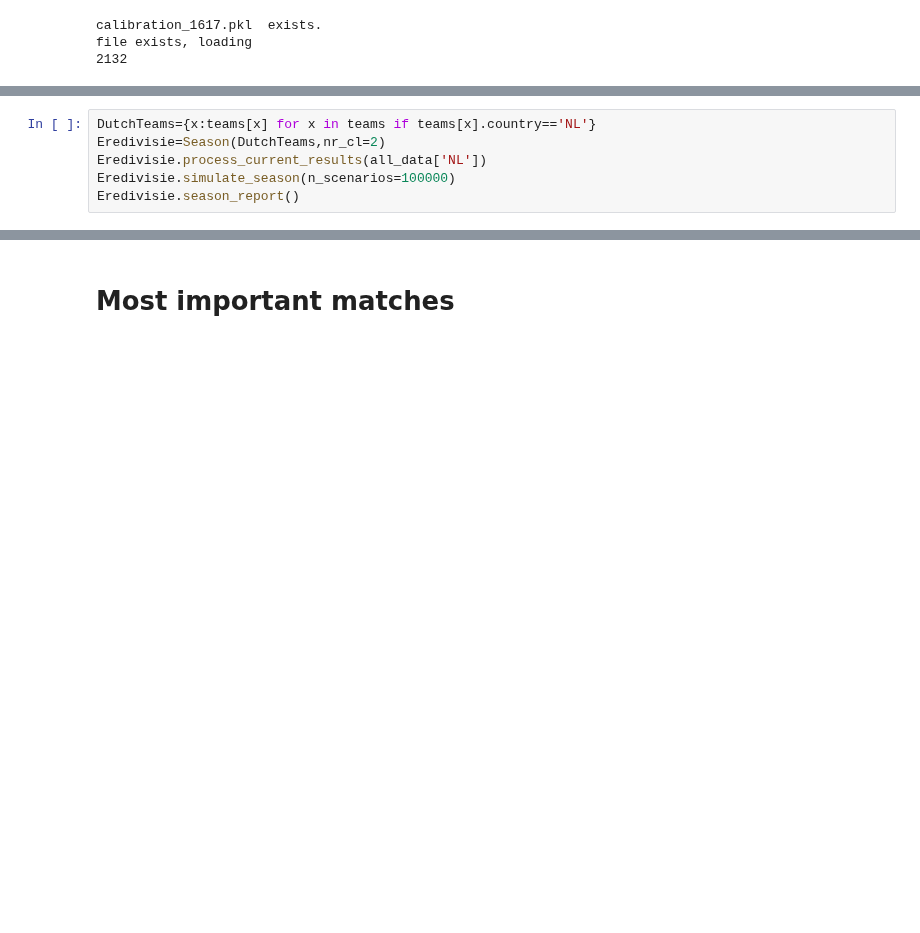
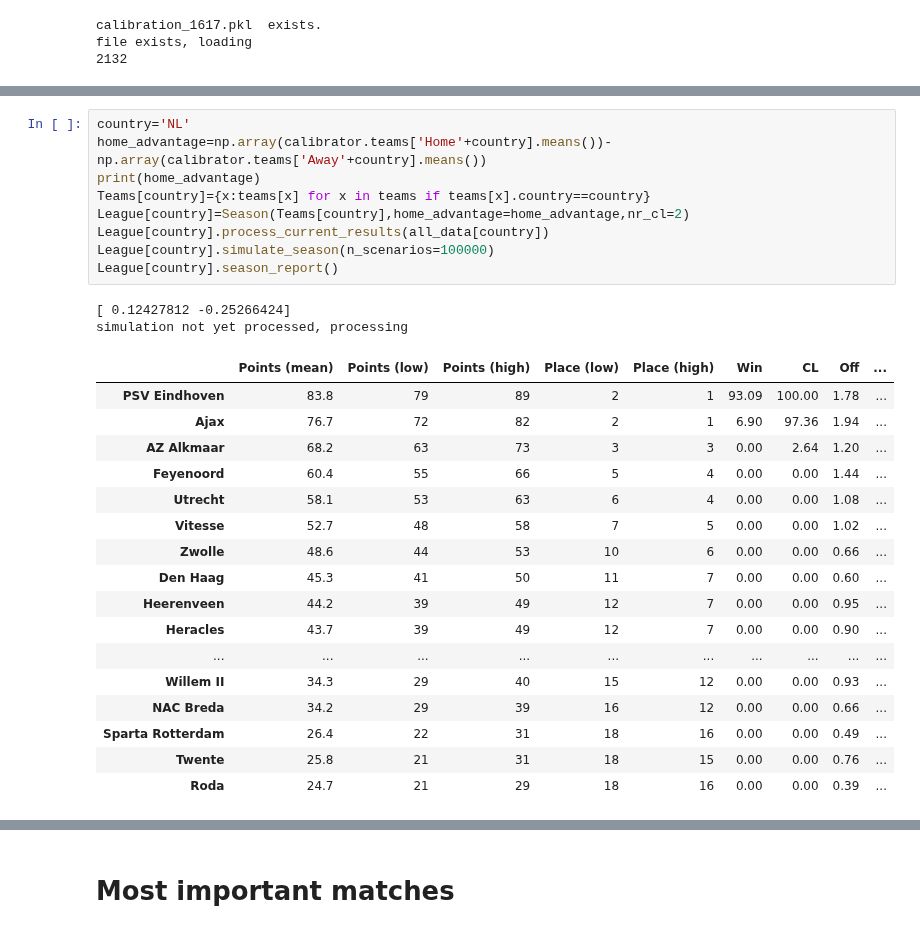
Before and after one commit to tchnvkng/python_notebooks, a Jupyter notebook: premier_league/pl2.ipynb, the cells around one changed output, grey strips where cells are left out. Cells and saved outputs as stored; diff of their text form; blank space fills up the shorter version.

```diff
--- a/premier_league/pl2.ipynb
+++ b/premier_league/pl2.ipynb
@@ -106,7 +125,30 @@ SerieA.season_report()
 # %%
-DutchTeams={x:teams[x] for x in teams if teams[x].country=='NL'}
-Eredivisie=Season(DutchTeams,nr_cl=2)
-Eredivisie.process_current_results(all_data['NL'])
-Eredivisie.simulate_season(n_scenarios=100000)
-Eredivisie.season_report()
+country='NL'
+home_advantage=np.array(calibrator.teams['Home'+country].means())-np.array(calibrator.teams['Away'+country].means())
+print(home_advantage)
+Teams[country]={x:teams[x] for x in teams if teams[x].country==country}
+League[country]=Season(Teams[country],home_advantage=home_advantage,nr_cl=2)
+League[country].process_current_results(all_data[country])
+League[country].simulate_season(n_scenarios=100000)
+League[country].season_report()
+# %% [output]
+[ 0.12427812 -0.25266424]
+simulation not yet processed, processing
+|  | Points (mean) | Points (low) | Points (high) | Place (low) | Place (high) | Win | CL | Off | ... |
+| PSV Eindhoven | 83.8 | 79 | 89 | 2 | 1 | 93.09 | 100.00 | 1.78 | ... |
+| Ajax | 76.7 | 72 | 82 | 2 | 1 | 6.90 | 97.36 | 1.94 | ... |
+| AZ Alkmaar | 68.2 | 63 | 73 | 3 | 3 | 0.00 | 2.64 | 1.20 | ... |
+| Feyenoord | 60.4 | 55 | 66 | 5 | 4 | 0.00 | 0.00 | 1.44 | ... |
+| Utrecht | 58.1 | 53 | 63 | 6 | 4 | 0.00 | 0.00 | 1.08 | ... |
+| Vitesse | 52.7 | 48 | 58 | 7 | 5 | 0.00 | 0.00 | 1.02 | ... |
+| Zwolle | 48.6 | 44 | 53 | 10 | 6 | 0.00 | 0.00 | 0.66 | ... |
+| Den Haag | 45.3 | 41 | 50 | 11 | 7 | 0.00 | 0.00 | 0.60 | ... |
+| Heerenveen | 44.2 | 39 | 49 | 12 | 7 | 0.00 | 0.00 | 0.95 | ... |
+| Heracles | 43.7 | 39 | 49 | 12 | 7 | 0.00 | 0.00 | 0.90 | ... |
+| ... | ... | ... | ... | ... | ... | ... | ... | ... | ... |
+| Willem II | 34.3 | 29 | 40 | 15 | 12 | 0.00 | 0.00 | 0.93 | ... |
+| NAC Breda | 34.2 | 29 | 39 | 16 | 12 | 0.00 | 0.00 | 0.66 | ... |
+| Sparta Rotterdam | 26.4 | 22 | 31 | 18 | 16 | 0.00 | 0.00 | 0.49 | ... |
+| Twente | 25.8 | 21 | 31 | 18 | 15 | 0.00 | 0.00 | 0.76 | ... |
+| Roda | 24.7 | 21 | 29 | 18 | 16 | 0.00 | 0.00 | 0.39 | ... |
 # %%
```
Also changed, not shown: parts of 15 cells of this notebook, 1 other file.
